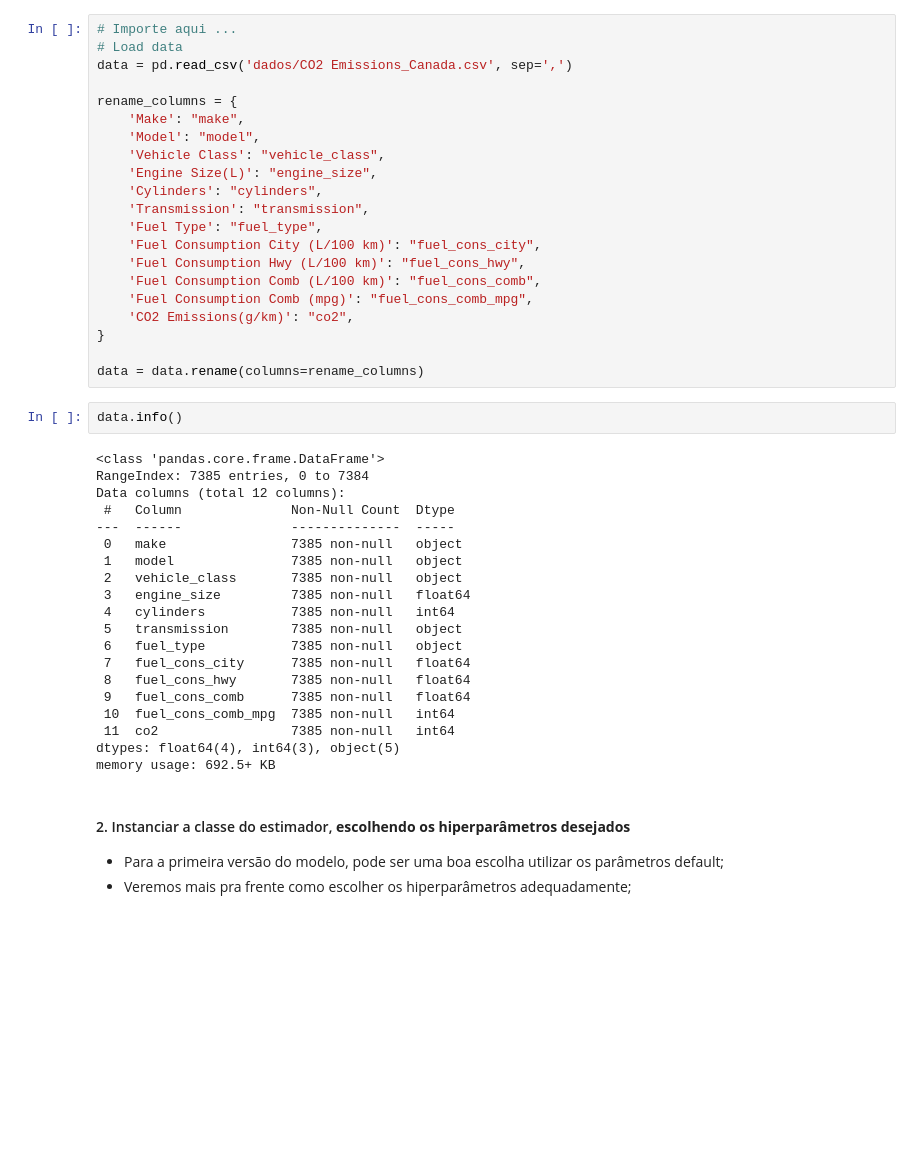
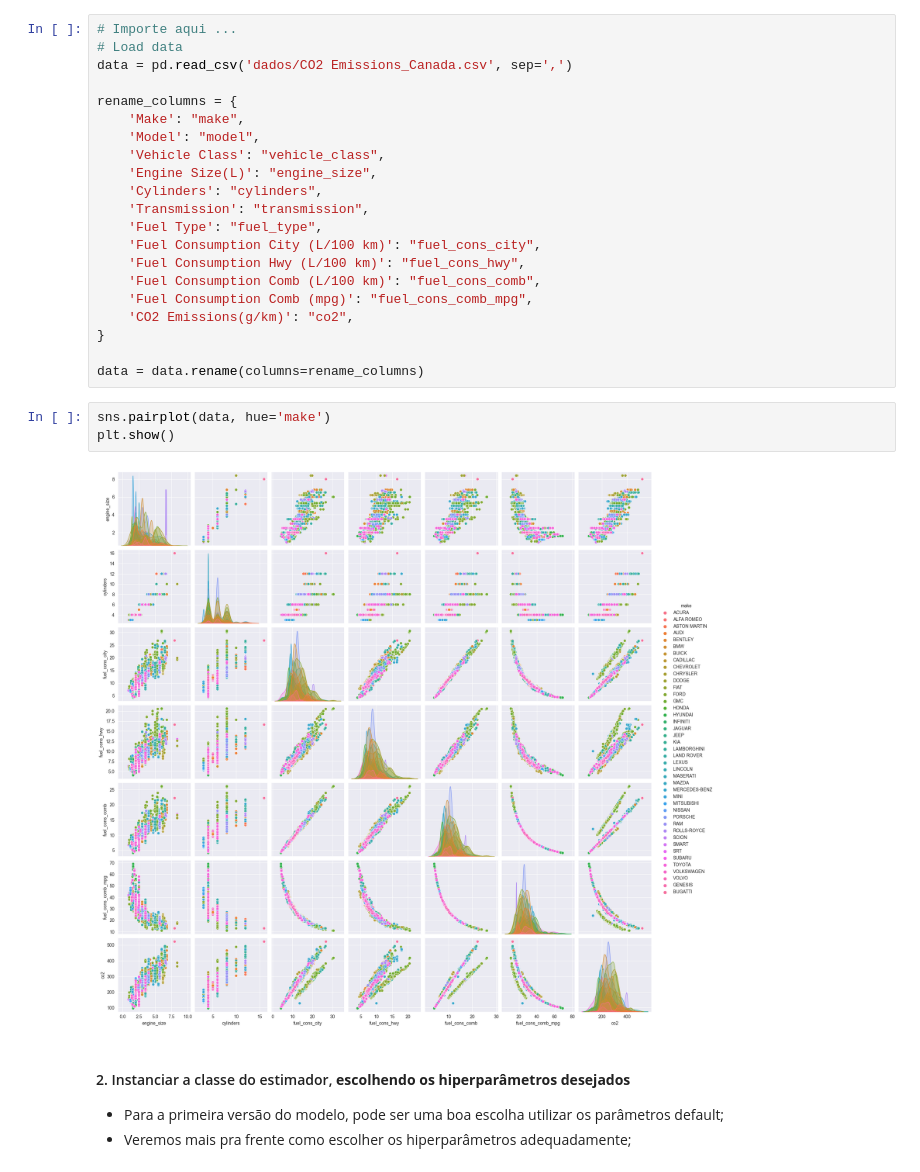
Before and after one commit to castroavila/projeto_estatistica_ii, a Jupyter notebook: Começando a pensar no projeto.ipynb, the cells around one changed output. Cells and saved outputs as stored; diff of their text form; blank space fills up the shorter version.

Commit message:
Pairplot added.

```diff
--- a/Começando a pensar no projeto.ipynb
+++ b/Começando a pensar no projeto.ipynb
@@ -75,28 +75,11 @@ rename_columns = {
 }
 
 data = data.rename(columns=rename_columns)
-# %%
-data.info()
-# %% [output]
-<class 'pandas.core.frame.DataFrame'>
-RangeIndex: 7385 entries, 0 to 7384
-Data columns (total 12 columns):
- #   Column              Non-Null Count  Dtype
----  ------              --------------  -----
- 0   make                7385 non-null   object
- 1   model               7385 non-null   object
- 2   vehicle_class       7385 non-null   object
- 3   engine_size         7385 non-null   float64
- 4   cylinders           7385 non-null   int64
- 5   transmission        7385 non-null   object
- 6   fuel_type           7385 non-null   object
- 7   fuel_cons_city      7385 non-null   float64
- 8   fuel_cons_hwy       7385 non-null   float64
- 9   fuel_cons_comb      7385 non-null   float64
- 10  fuel_cons_comb_mpg  7385 non-null   int64
- 11  co2                 7385 non-null   int64
-dtypes: float64(4), int64(3), object(5)
-memory usage: 692.5+ KB
+# %%
+sns.pairplot(data, hue='make')
+plt.show()
+# %% [output]
+[figure, added]
 # %% [markdown]
 #### 2. Instanciar a classe do estimador, **escolhendo os hiperparâmetros desejados**
 - Para a primeira versão do modelo, pode ser uma boa escolha utilizar os parâmetros default;
```
